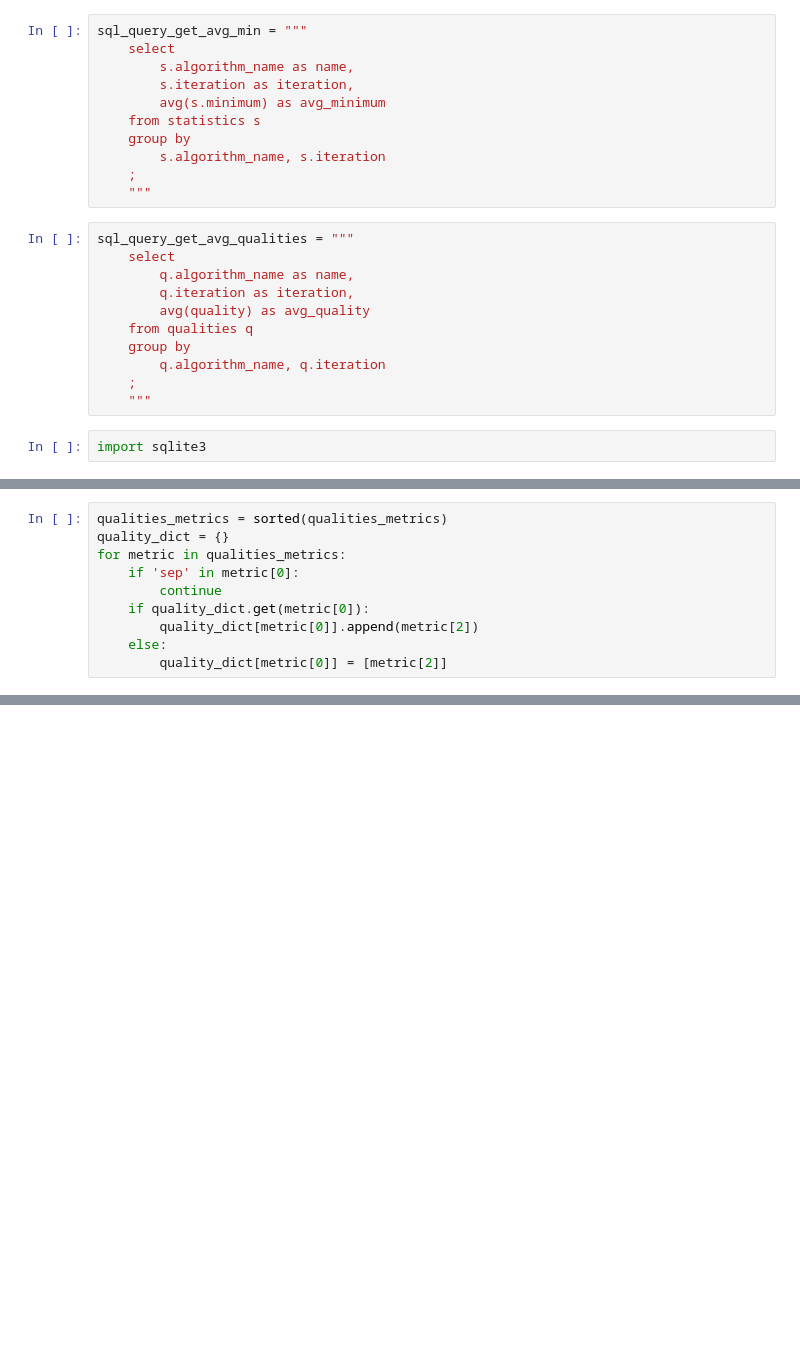
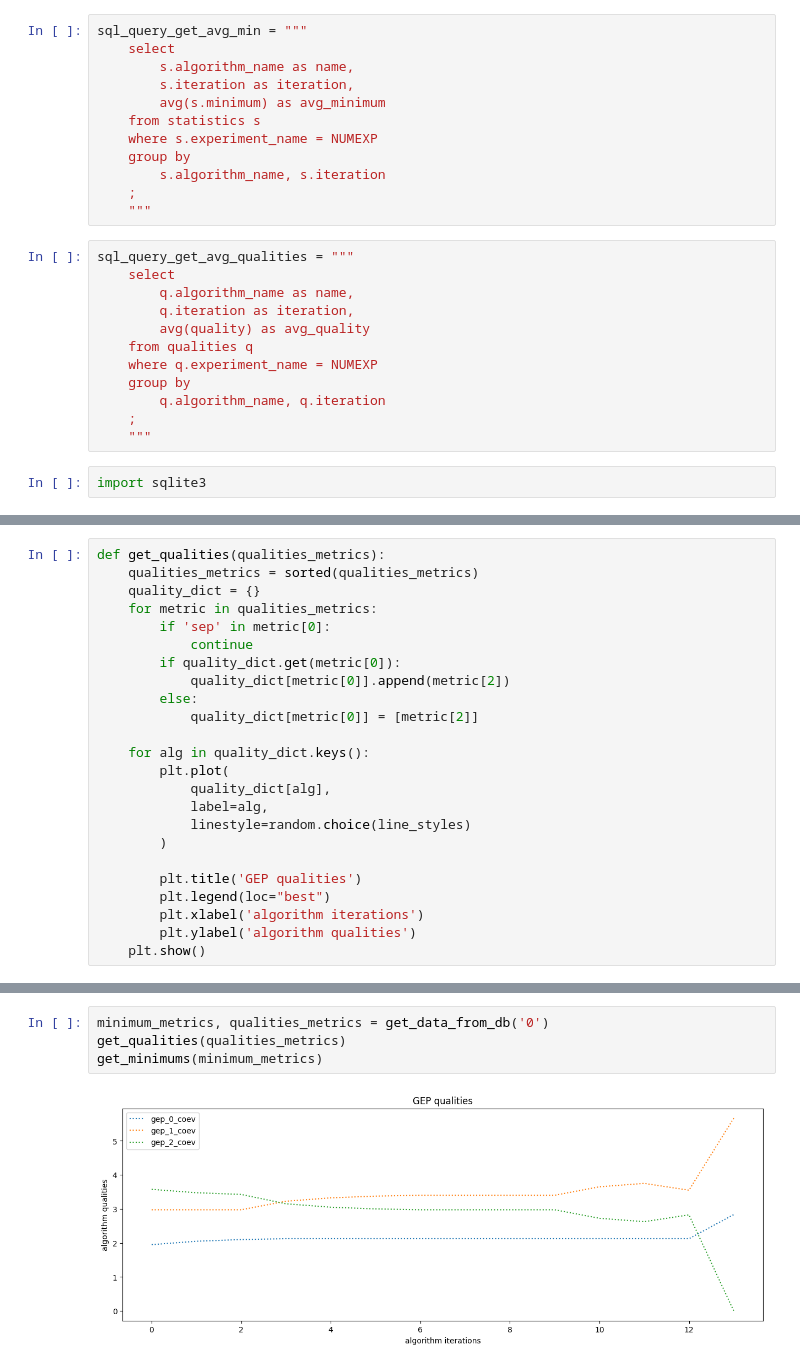
Before and after one commit to suboty/ret, a Jupyter notebook: research/Coevolution Results.ipynb, the cells around one changed output, grey strips where cells are left out. Cells and saved outputs as stored; diff of their text form; blank space fills up the shorter version.

```diff
--- a/research/Coevolution Results.ipynb
+++ b/research/Coevolution Results.ipynb
@@ -24,6 +28,7 @@ sql_query_get_avg_min = """
         s.iteration as iteration,
         avg(s.minimum) as avg_minimum
     from statistics s
+    where s.experiment_name = NUMEXP
     group by
         s.algorithm_name, s.iteration
     ;
@@ -35,6 +40,7 @@ sql_query_get_avg_qualities = """
         q.iteration as iteration,
         avg(quality) as avg_quality
     from qualities q
+    where q.experiment_name = NUMEXP
     group by
         q.algorithm_name, q.iteration
     ;
@@ -59,10 +65,24 @@ db.close()
 # %%
-qualities_metrics = sorted(qualities_metrics)
-quality_dict = {}
-for metric in qualities_metrics:
-    if 'sep' in metric[0]:
-        continue
-    if quality_dict.get(metric[0]):
-        quality_dict[metric[0]].append(metric[2])
-    else:
-        quality_dict[metric[0]] = [metric[2]]
+def get_qualities(qualities_metrics):
+    qualities_metrics = sorted(qualities_metrics)
+    quality_dict = {}
+    for metric in qualities_metrics:
+        if 'sep' in metric[0]:
+            continue
+        if quality_dict.get(metric[0]):
+            quality_dict[metric[0]].append(metric[2])
+        else:
+            quality_dict[metric[0]] = [metric[2]]
+
+    for alg in quality_dict.keys():
+        plt.plot(
+            quality_dict[alg],
+            label=alg,
+            linestyle=random.choice(line_styles)
+        )
+
+        plt.title('GEP qualities')
+        plt.legend(loc="best")
+        plt.xlabel('algorithm iterations')
+        plt.ylabel('algorithm qualities')
+    plt.show()
@@ -160,0 +218,6 @@ plt.show()
+# %%
+minimum_metrics, qualities_metrics = get_data_from_db('0')
+get_qualities(qualities_metrics)
+get_minimums(minimum_metrics)
+# %% [output]
+[figure, added]
```
Also changed, not shown: parts of 12 cells of this notebook, 2 other files.
